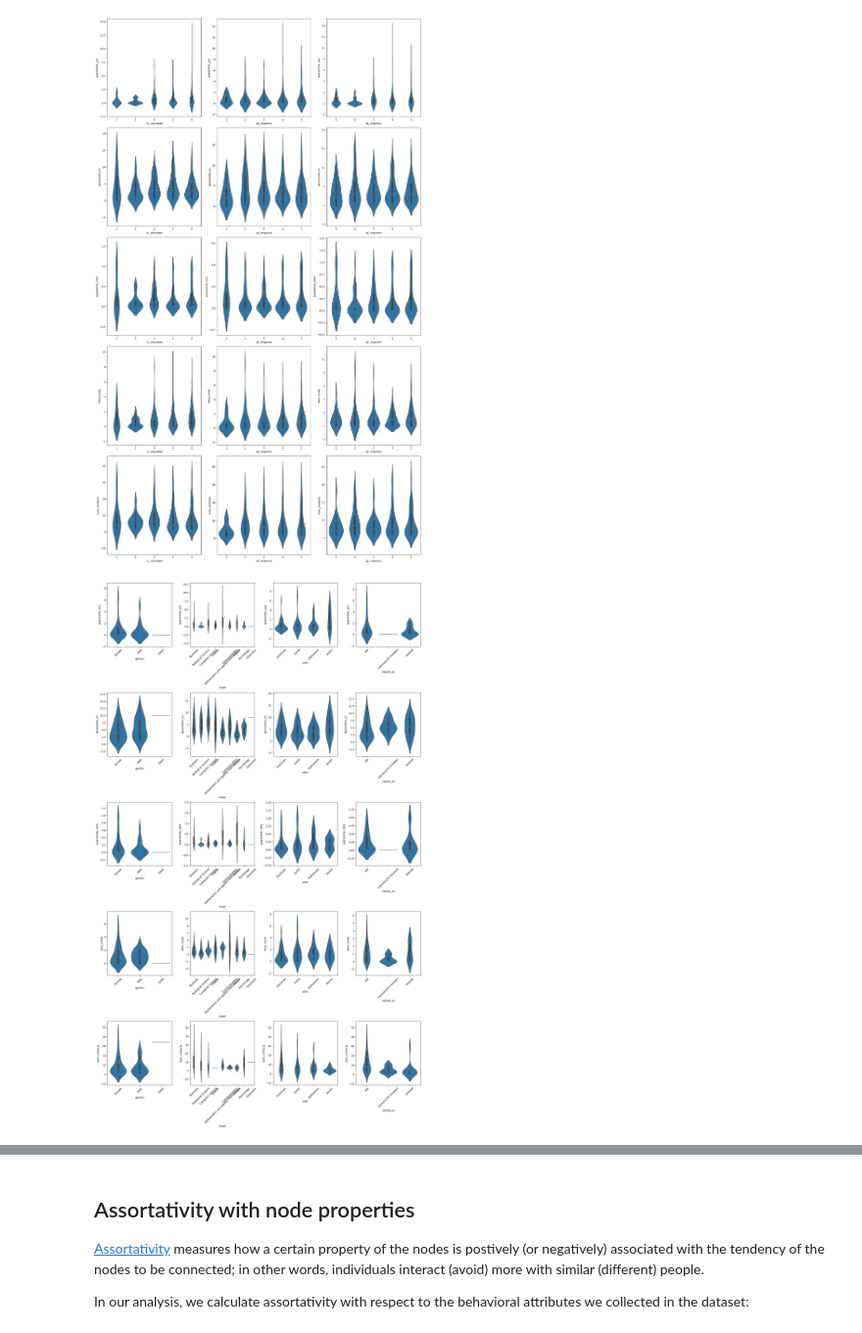
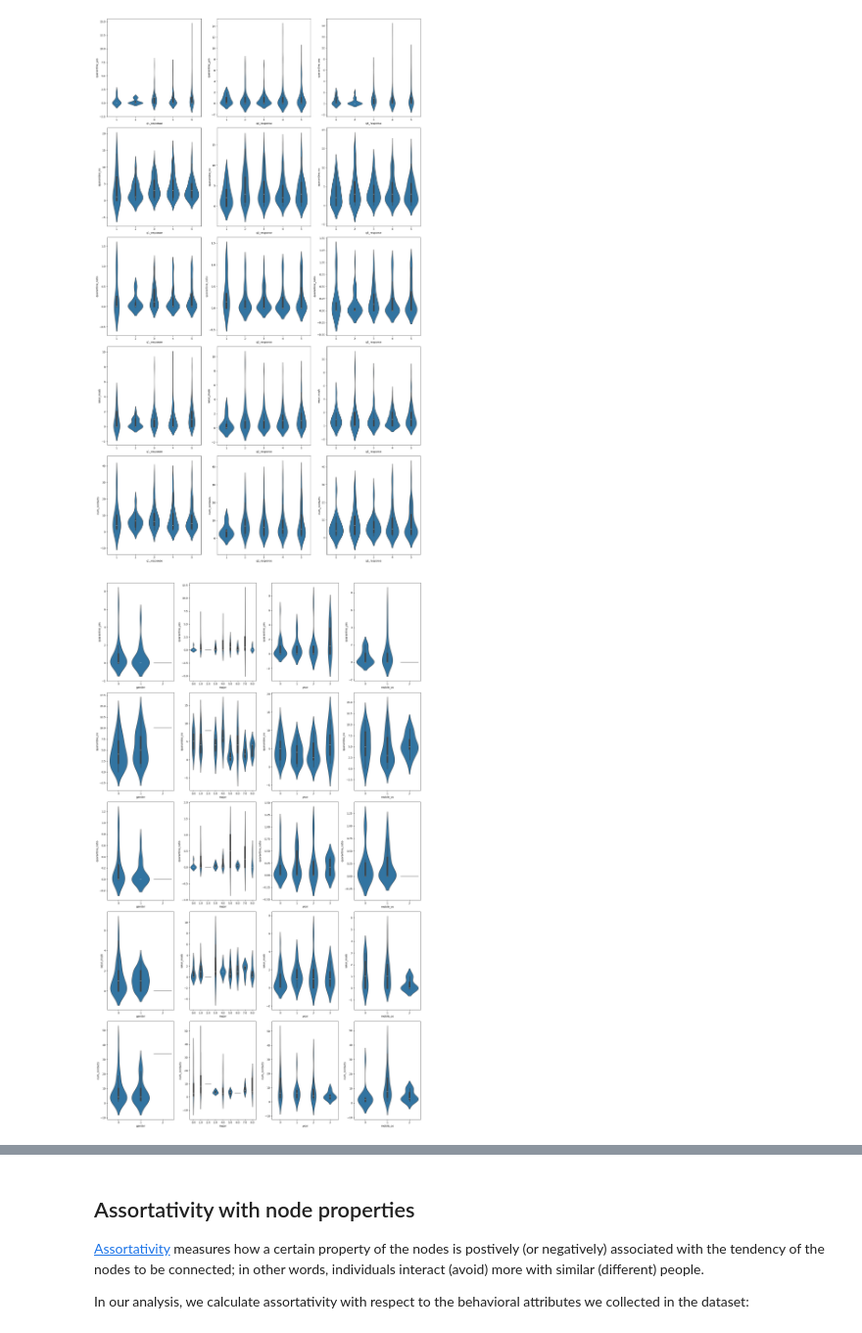
Before and after one commit to colabobio/oo-wku23, a Jupyter notebook: 3-behavioral-analysis.ipynb, the cells around one changed output, grey strips where cells are left out. Shown at 98% size. Drawn from its saved outputs; the diff is of its cells as text; code cells hidden in the pictures.

```diff
--- a/3-behavioral-analysis.ipynb
+++ b/3-behavioral-analysis.ipynb
@@ -145,14 +144,14 @@ plt.show()
 # %%
 fig, axs = plt.subplots(nrows=5, ncols=4, figsize=[18, 30])
 for avar in action_vars:
     for dvar in demo_vars:
         axis = axs[action_vars.index(avar), demo_vars.index(dvar)]
-        sns.violinplot(x=dvar, y=avar, data=user_prefs, ax=axis)
-        axis.tick_params(axis='x', rotation=45)
+        df = user_prefs[[avar, dvar]].dropna()
+        sns.violinplot(x=dvar, y=avar, data=df, ax=axis)
 fig.tight_layout()
 plt.show()
 # %% [output]
-[figure, old version]
+[figure, new version]
 # %%
 # Significance level for Normality Check and Homogeneity of Variances Check. If those fail, then
 # Kruskal-Wallis Test is used because is a a non-parametric alternative to one-way ANOVA and that
```
Also changed, not shown: parts of 8 cells of this notebook, 7 other files.
